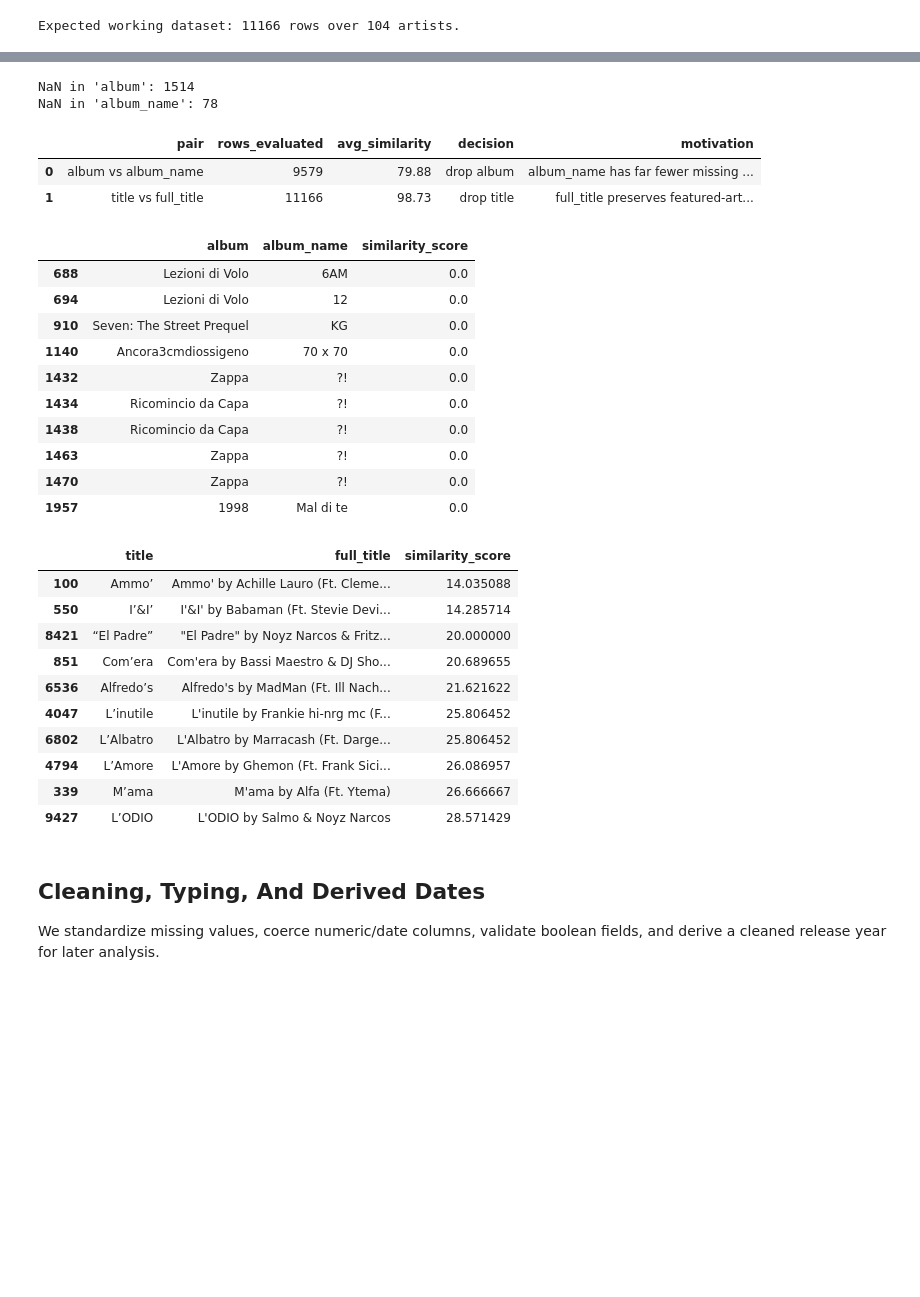
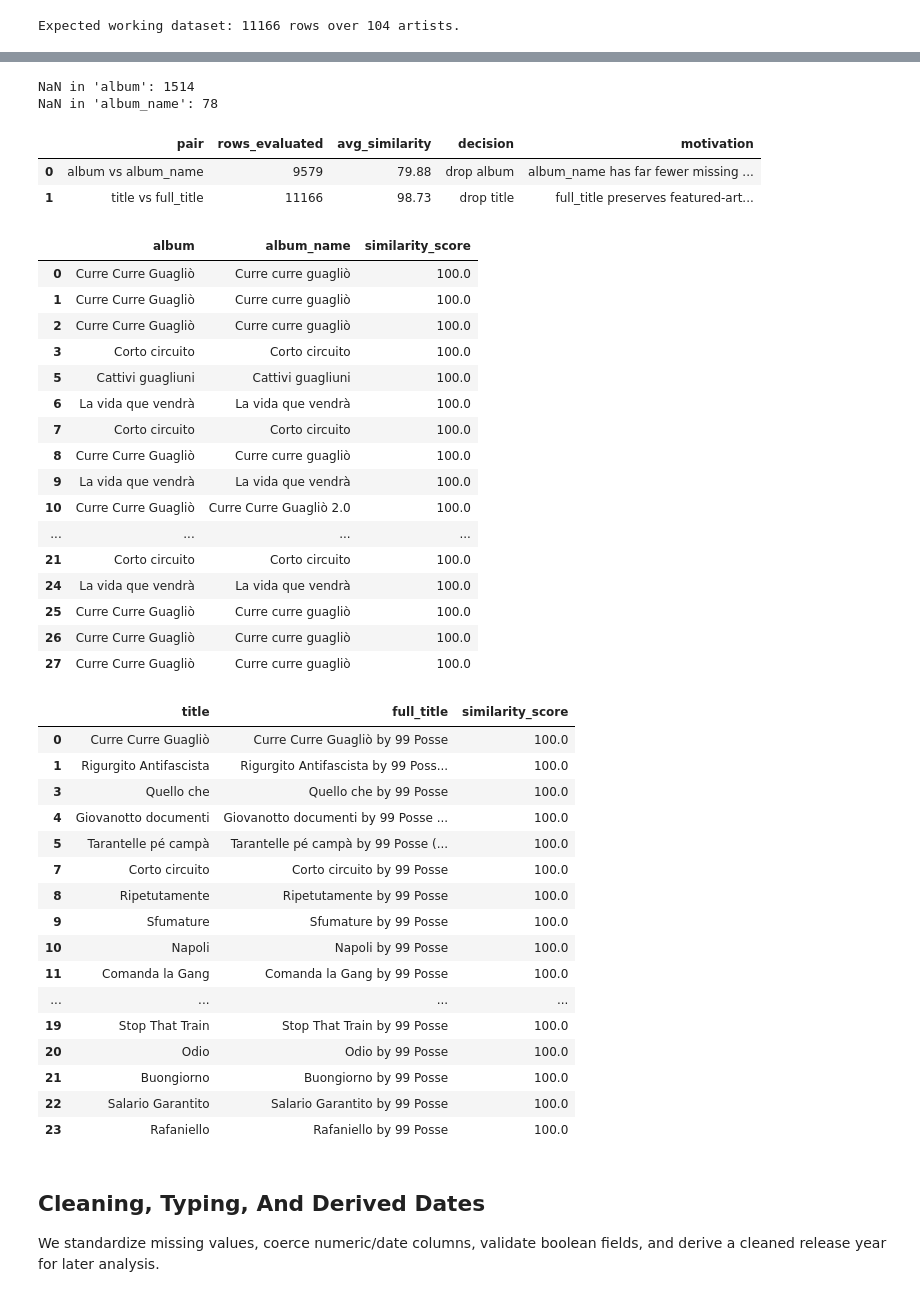
Before and after one commit to simonegrandinetti/ML_first_project, a Jupyter notebook: main_project.ipynb, the cells around one changed output, grey strips where cells are left out. Saved outputs shown, nothing was run; the diff lists cells and outputs as text; code cells hidden in the pictures; blank space fills up the shorter version.

```diff
--- a/main_project.ipynb
+++ b/main_project.ipynb
@@ -329,62 +322,78 @@ Before deeper analysis, we check the overlap between duplicated textual columns
 # %%
+# Checking for misssing values in both columns
 print(f"NaN in 'album': {df['album'].isna().sum()}")
 print(f"NaN in 'album_name': {df['album_name'].isna().sum()}")
+
+# Comparing text columns to assess redundancy and decide which one to keep
+
 album_comparison, album_score = uf.compare_text_columns(df, "album", "album_name")
 
 title_comparison, title_score = uf.compare_text_columns(df, "title", "full_title")
 
 redundancy_summary = pd.DataFrame(
     [
         {
             "pair": "album vs album_name",
             "rows_evaluated": len(album_comparison),
             "avg_similarity": round(album_score, 2),
             "decision": "drop album",
             "motivation": "album_name has far fewer missing values",
         },
         {
             "pair": "title vs full_title",
             "rows_evaluated": len(title_comparison),
             "avg_similarity": round(title_score, 2),
             "decision": "drop title",
             "motivation": "full_title preserves featured-artist context",
         },
     ]
 )
 
 display(redundancy_summary)
-display(album_comparison.nsmallest(10, "similarity_score"))
-display(title_comparison.nsmallest(10, "similarity_score"))
+display(album_comparison.nlargest(20, "similarity_score"))
+display(title_comparison.nlargest(20, "similarity_score"))
 
 df = df.drop(columns=["album", "title"])
 # %% [output]
 NaN in 'album': 1514
 NaN in 'album_name': 78
 |  | pair | rows_evaluated | avg_similarity | decision | motivation |
 | 0 | album vs album_name | 9579 | 79.88 | drop album | album_name has far fewer missing ... |
 | 1 | title vs full_title | 11166 | 98.73 | drop title | full_title preserves featured-art... |
 |  | album | album_name | similarity_score |
-| 688 | Lezioni di Volo | 6AM | 0.0 |
-| 694 | Lezioni di Volo | 12 | 0.0 |
-| 910 | Seven: The Street Prequel | KG | 0.0 |
-| 1140 | Ancora3cmdiossigeno | 70 x 70 | 0.0 |
-| 1432 | Zappa | ?! | 0.0 |
-| 1434 | Ricomincio da Capa | ?! | 0.0 |
-| 1438 | Ricomincio da Capa | ?! | 0.0 |
-| 1463 | Zappa | ?! | 0.0 |
-| 1470 | Zappa | ?! | 0.0 |
-| 1957 | 1998 | Mal di te | 0.0 |
+| 0 | Curre Curre Guagliò | Curre curre guagliò | 100.0 |
+| 1 | Curre Curre Guagliò | Curre curre guagliò | 100.0 |
+| 2 | Curre Curre Guagliò | Curre curre guagliò | 100.0 |
+| 3 | Corto circuito | Corto circuito | 100.0 |
+| 5 | Cattivi guagliuni | Cattivi guagliuni | 100.0 |
+| 6 | La vida que vendrà | La vida que vendrà | 100.0 |
+| 7 | Corto circuito | Corto circuito | 100.0 |
+| 8 | Curre Curre Guagliò | Curre curre guagliò | 100.0 |
+| 9 | La vida que vendrà | La vida que vendrà | 100.0 |
+| 10 | Curre Curre Guagliò | Curre Curre Guagliò 2.0 | 100.0 |
+| ... | ... | ... | ... |
+| 21 | Corto circuito | Corto circuito | 100.0 |
+| 24 | La vida que vendrà | La vida que vendrà | 100.0 |
+| 25 | Curre Curre Guagliò | Curre curre guagliò | 100.0 |
+| 26 | Curre Curre Guagliò | Curre curre guagliò | 100.0 |
+| 27 | Curre Curre Guagliò | Curre curre guagliò | 100.0 |
 |  | title | full_title | similarity_score |
-| 100 | Ammo’ | Ammo' by Achille Lauro (Ft. Cleme... | 14.035088 |
-| 550 | I’&I’ | I'&I' by Babaman (Ft. Stevie Devi... | 14.285714 |
-| 8421 | “El Padre” | "El Padre" by Noyz Narcos & Fritz... | 20.000000 |
-| 851 | Com’era | Com'era by Bassi Maestro & DJ Sho... | 20.689655 |
-| 6536 | Alfredo’s | Alfredo's by MadMan (Ft. Ill Nach... | 21.621622 |
-| 4047 | L’inutile | L'inutile by Frankie hi-nrg mc (F... | 25.806452 |
-| 6802 | L’Albatro | L'Albatro by Marracash (Ft. Darge... | 25.806452 |
-| 4794 | L’Amore | L'Amore by Ghemon (Ft. Frank Sici... | 26.086957 |
-| 339 | M’ama | M'ama by Alfa (Ft. Ytema) | 26.666667 |
-| 9427 | L’ODIO | L'ODIO by Salmo & Noyz Narcos | 28.571429 |
+| 0 | Curre Curre Guagliò | Curre Curre Guagliò by 99 Posse | 100.0 |
+| 1 | Rigurgito Antifascista | Rigurgito Antifascista by 99 Poss... | 100.0 |
+| 3 | Quello che | Quello che by 99 Posse | 100.0 |
+| 4 | Giovanotto documenti | Giovanotto documenti by 99 Posse ... | 100.0 |
+| 5 | Tarantelle pé campà | Tarantelle pé campà by 99 Posse (... | 100.0 |
+| 7 | Corto circuito | Corto circuito by 99 Posse | 100.0 |
+| 8 | Ripetutamente | Ripetutamente by 99 Posse | 100.0 |
+| 9 | Sfumature | Sfumature by 99 Posse | 100.0 |
+| 10 | Napoli | Napoli by 99 Posse | 100.0 |
+| 11 | Comanda la Gang | Comanda la Gang by 99 Posse | 100.0 |
+| ... | ... | ... | ... |
+| 19 | Stop That Train | Stop That Train by 99 Posse | 100.0 |
+| 20 | Odio | Odio by 99 Posse | 100.0 |
+| 21 | Buongiorno | Buongiorno by 99 Posse | 100.0 |
+| 22 | Salario Garantito | Salario Garantito by 99 Posse | 100.0 |
+| 23 | Rafaniello | Rafaniello by 99 Posse | 100.0 |
 # %% [markdown]
 ## Cleaning, Typing, And Derived Dates
 
```
Also changed, not shown: parts of 17 cells of this notebook, 2 other files.
